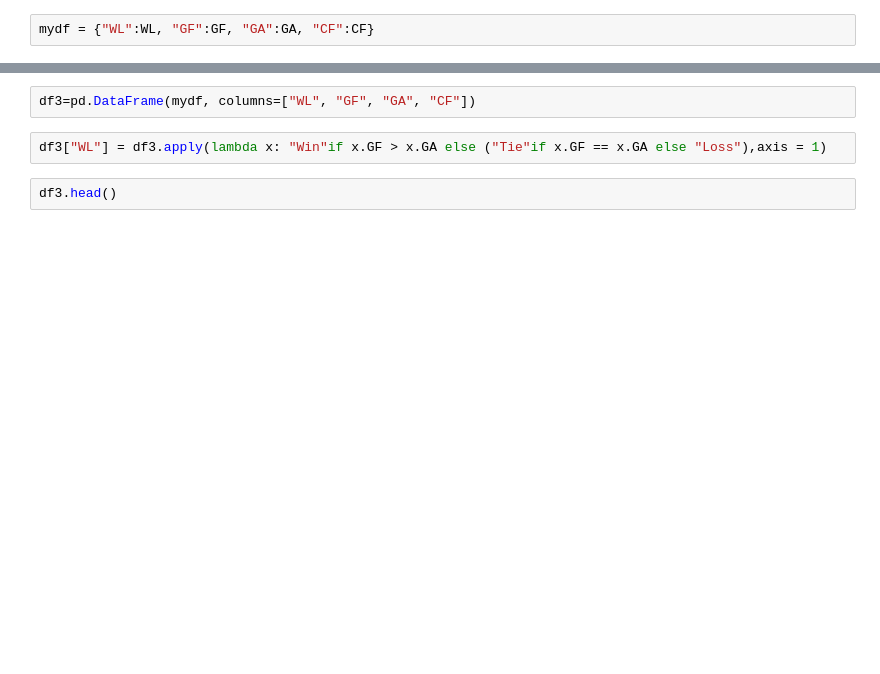
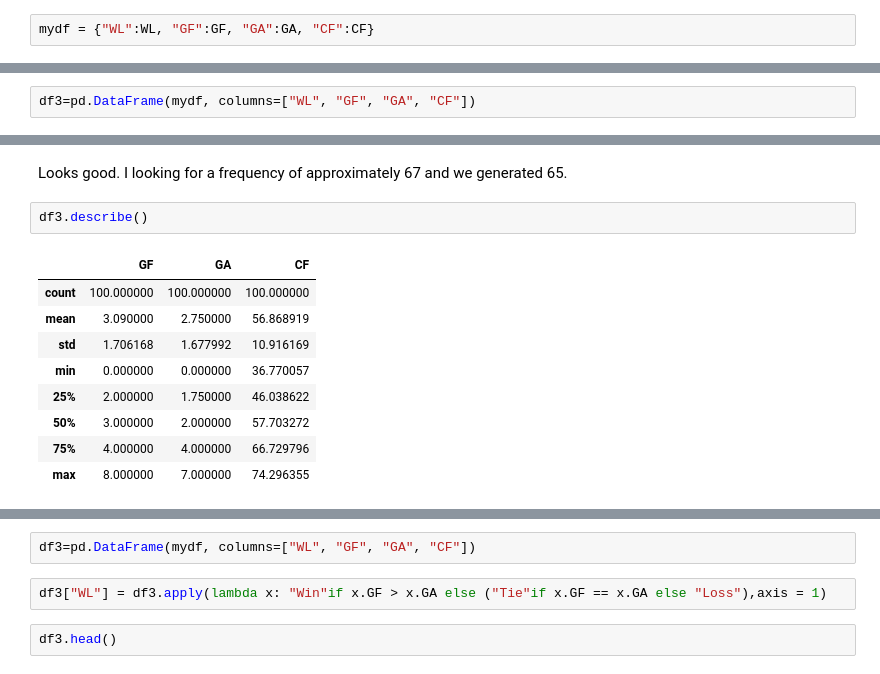
Before and after one commit to pjmeehan/PDA-PROJECT, a Jupyter notebook: PDA Project 2018.ipynb, the cells around one changed output, grey strips where cells are left out. Cells and saved outputs as stored; diff of their text form; blank space fills up the shorter version.

```diff
--- a/PDA Project 2018.ipynb
+++ b/PDA Project 2018.ipynb
@@ -214,0 +354,2 @@ mydf = {"WL":WL, "GF":GF, "GA":GA, "CF":CF}
+# %%
+df3=pd.DataFrame(mydf, columns=["WL", "GF", "GA", "CF"])
@@ -214,0 +364,14 @@ mydf = {"WL":WL, "GF":GF, "GA":GA, "CF":CF}
+# %% [markdown]
+Looks good. I looking for a frequency of approximately 67 and we generated 65.
+# %%
+df3.describe()
+# %% [output]
+|  | GF | GA | CF |
+| count | 100.000000 | 100.000000 | 100.000000 |
+| mean | 3.090000 | 2.750000 | 56.868919 |
+| std | 1.706168 | 1.677992 | 10.916169 |
+| min | 0.000000 | 0.000000 | 36.770057 |
+| 25% | 2.000000 | 1.750000 | 46.038622 |
+| 50% | 3.000000 | 2.000000 | 57.703272 |
+| 75% | 4.000000 | 4.000000 | 66.729796 |
+| max | 8.000000 | 7.000000 | 74.296355 |
```
Also changed, not shown: parts of 88 cells of this notebook.
